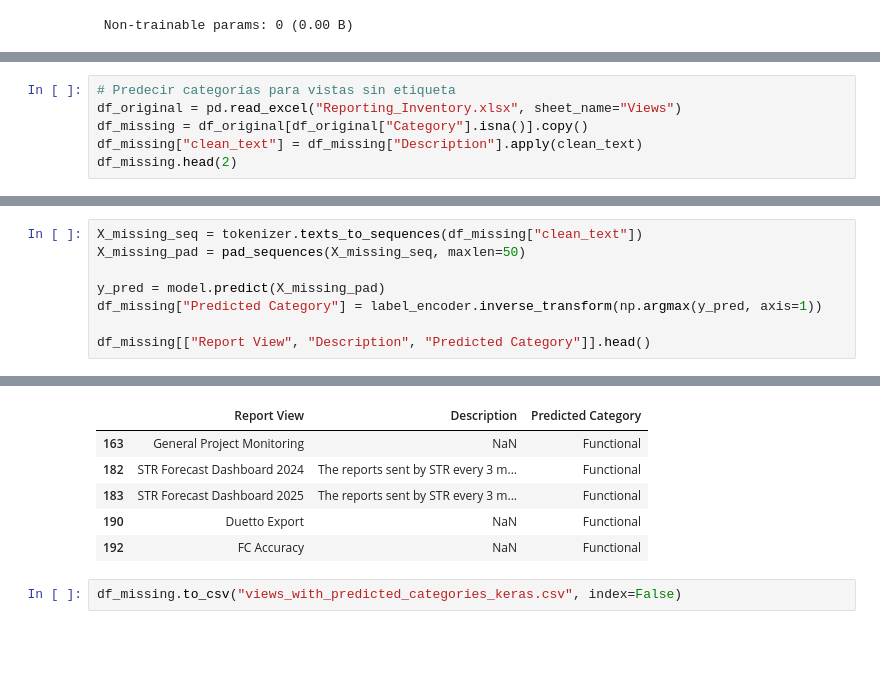
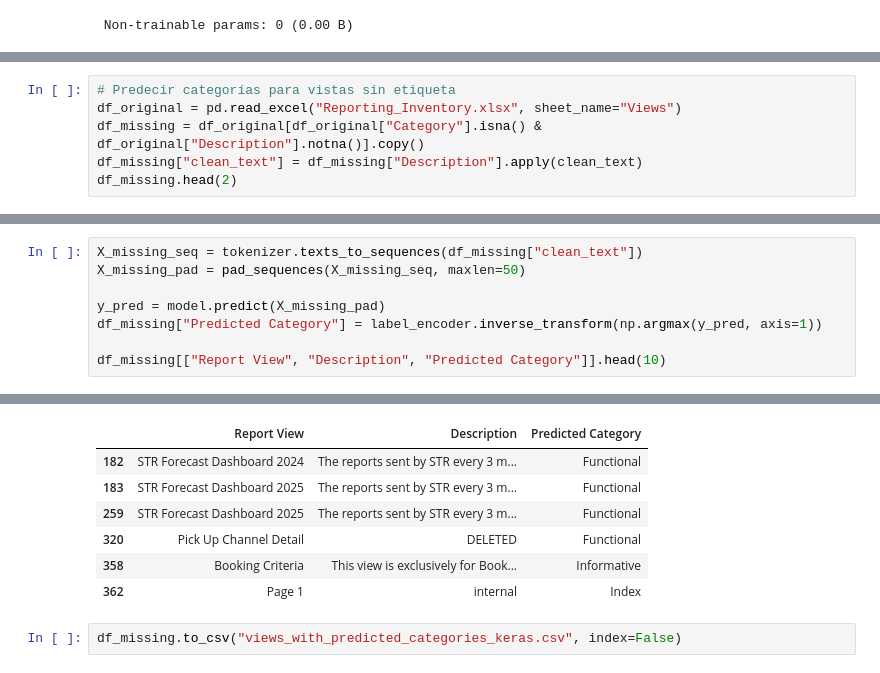
Before and after one commit to cbadenes/semantic-report-search, a Jupyter notebook: data/analysis/30_classify_categories.ipynb, the cells around one changed output, grey strips where cells are left out. Saved outputs shown, nothing was run; the diff lists cells and outputs as text; blank space fills up the shorter version.

```diff
--- a/data/analysis/30_classify_categories.ipynb
+++ b/data/analysis/30_classify_categories.ipynb
@@ -100,7 +100,7 @@ Epoch 10/10
 # %%
 # Predecir categorías para vistas sin etiqueta
 df_original = pd.read_excel("Reporting_Inventory.xlsx", sheet_name="Views")
-df_missing = df_original[df_original["Category"].isna()].copy()
+df_missing = df_original[df_original["Category"].isna() & df_original["Description"].notna()].copy()
 df_missing["clean_text"] = df_missing["Description"].apply(clean_text)
 df_missing.head(2)
 # %% [output]
@@ -114,5 +114,5 @@ X_missing_pad = pad_sequences(X_missing_seq, maxlen=50)
 y_pred = model.predict(X_missing_pad)
 df_missing["Predicted Category"] = label_encoder.inverse_transform(np.argmax(y_pred, axis=1))
 
-df_missing[["Report View", "Description", "Predicted Category"]].head()
+df_missing[["Report View", "Description", "Predicted Category"]].head(10)
 # %% [output]
@@ -120,8 +120,9 @@ df_missing[["Report View", "Description", "Predicted Category"]].head()
 |  | Report View | Description | Predicted Category |
-| 163 | General Project Monitoring | NaN | Functional |
 | 182 | STR Forecast Dashboard 2024 | The reports sent by STR every 3 m... | Functional |
 | 183 | STR Forecast Dashboard 2025 | The reports sent by STR every 3 m... | Functional |
-| 190 | Duetto Export | NaN | Functional |
-| 192 | FC Accuracy | NaN | Functional |
+| 259 | STR Forecast Dashboard 2025 | The reports sent by STR every 3 m... | Functional |
+| 320 | Pick Up Channel Detail | DELETED | Functional |
+| 358 | Booking Criteria | This view is exclusively for Book... | Informative |
+| 362 | Page 1 | internal | Index |
 # %%
 df_missing.to_csv("views_with_predicted_categories_keras.csv", index=False)
```
Also changed, not shown: parts of 3 cells of this notebook.
